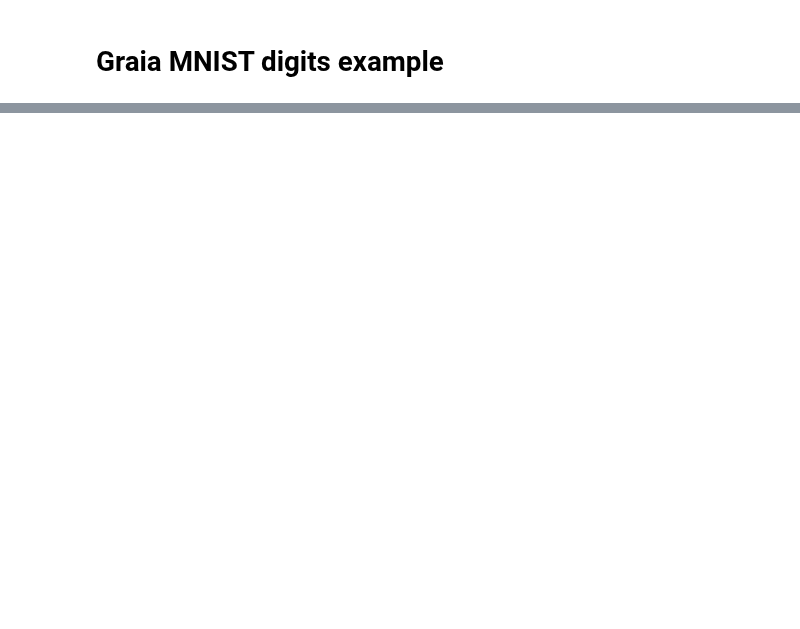
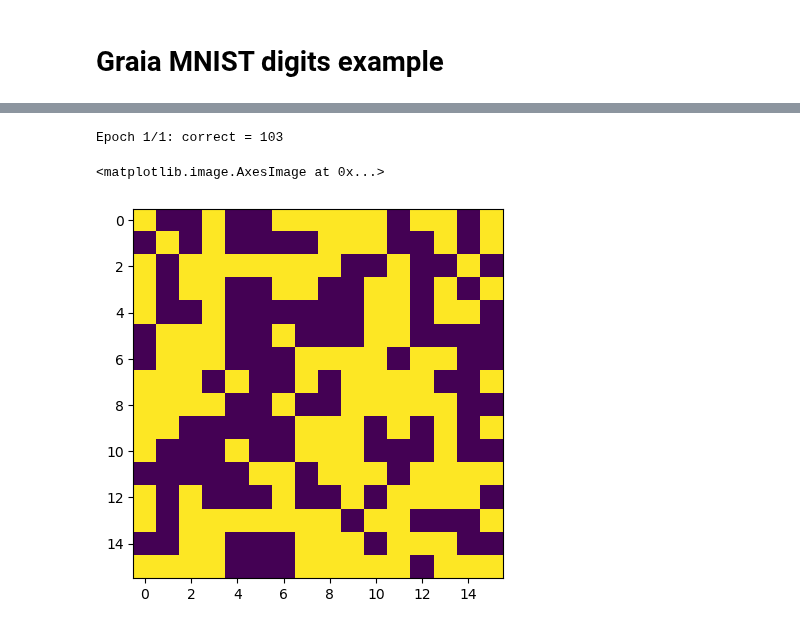
Before and after one commit to laurentpayot/graia, a Jupyter notebook: Graia_digits.ipynb, the cells around one changed output, grey strips where cells are left out. Cells and saved outputs as stored; diff of their text form; code cells hidden in the pictures; blank space fills up the shorter version.

```diff
--- a/Graia_digits.ipynb
+++ b/Graia_digits.ipynb
@@ -31,9 +34,9 @@ mnist = tf.keras.datasets.mnist
 # print(train_labels[0])
 # plt.imshow(train_images[0])
 # %%
-N = 1000
+N = 60000
 train_images = train_images[:N]
 train_labels = train_labels[:N]
 train_images = train_images.reshape(N, 28*28)
 # %%
-model = Graia(inputs=28*28, layer_nodes=16, layers=2, outputs=10)
+model = Graia(inputs=28*28, layer_nodes=128, layers=3, outputs=10)
@@ -42,5 +51,9 @@ plt.imshow(model.hidden_weights[0])
 # %%
 model.fit(train_images, train_labels, epochs=1)
-plt.imshow(model.hidden_weights[0].get())
+plt.imshow(model.hidden_weights[0])
+# %% [output]
+Epoch 1/1: correct = 103
+<matplotlib.image.AxesImage at 0x...>
+[figure, added]
 # %%
 model.fit(train_images, train_labels, epochs=1)
```
Also changed, not shown: parts of 6 cells of this notebook, 1 other file.
